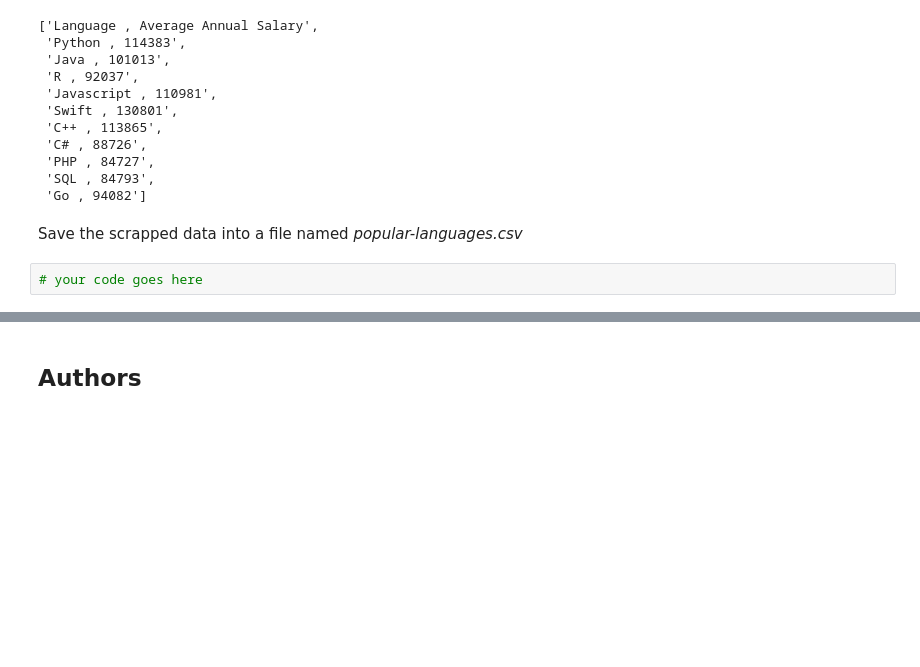
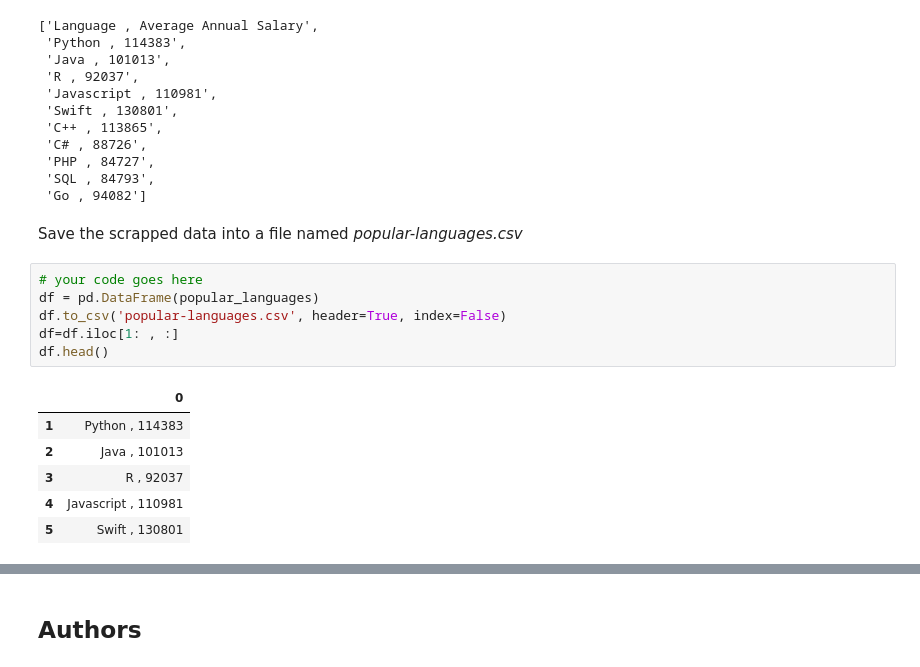
Before and after one commit to akshaykharbanda/IBM-Data-Analyst-Capstone-Project, a Jupyter notebook: Web-Scraping-Lab.ipynb, the cells around one changed output, grey strips where cells are left out. Drawn from its saved outputs; the diff is of its cells as text; blank space fills up the shorter version.

```diff
--- a/Web-Scraping-Lab.ipynb
+++ b/Web-Scraping-Lab.ipynb
@@ -72,5 +72,16 @@ popular_languages
  'Go , 94082']
 # %% [markdown]
 Save the scrapped data into a file named *popular-languages.csv*
-# %%
-# your code goes here
+# %%
+# your code goes here
+df = pd.DataFrame(popular_languages)
+df.to_csv('popular-languages.csv', header=True, index=False)
+df=df.iloc[1: , :]
+df.head()
+# %% [output]
+|  | 0 |
+| 1 | Python , 114383 |
+| 2 | Java , 101013 |
+| 3 | R , 92037 |
+| 4 | Javascript , 110981 |
+| 5 | Swift , 130801 |
```
Also changed, not shown: parts of 2 cells of this notebook, 6 other files.
